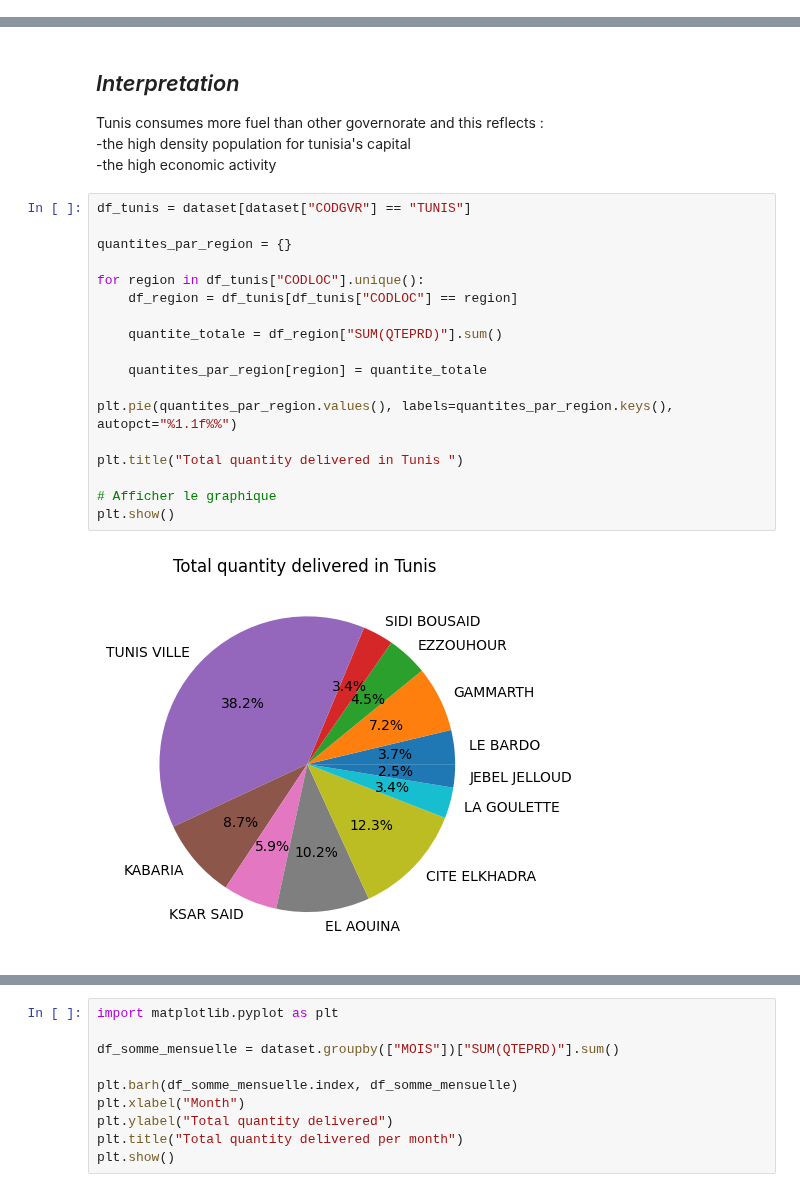
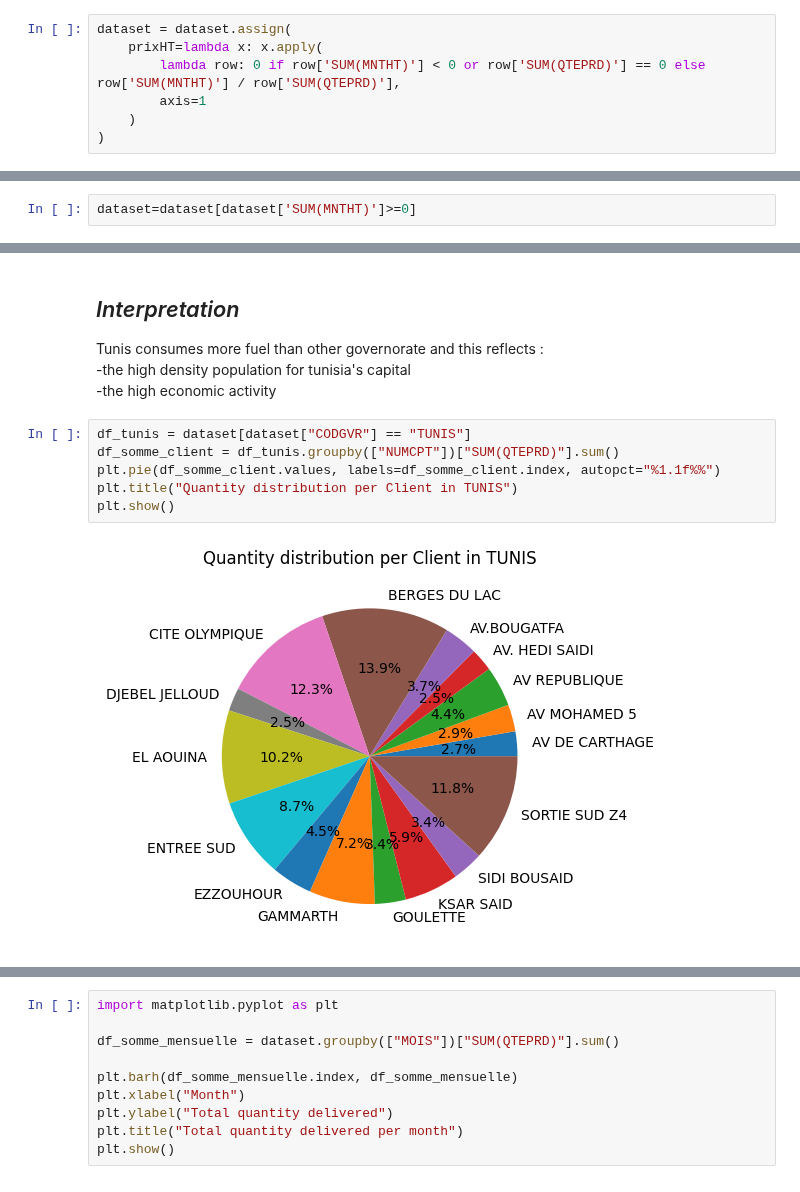
Before and after one commit to MedAzizBouzid/AGIL-ENERGY-Forecast-system, a Jupyter notebook: notebooks/BO1/forecast_customer_demand.ipynb, the cells around one changed output, grey strips where cells are left out. Saved outputs shown, nothing was run; the diff lists cells and outputs as text.

```diff
--- a/notebooks/BO1/forecast_customer_demand.ipynb
+++ b/notebooks/BO1/forecast_customer_demand.ipynb
@@ -46,4 +51,11 @@ dtypes: float64(3), object(6)
 memory usage: 1.5+ MB
+# %%
+dataset = dataset.assign(
+    prixHT=lambda x: x.apply(
+        lambda row: 0 if row['SUM(MNTHT)'] < 0 or row['SUM(QTEPRD)'] == 0 else row['SUM(MNTHT)'] / row['SUM(QTEPRD)'],
+        axis=1
+    )
+)
 # %% [markdown]
 <b>NOMDPO</b>: name of agil depot  <br>
 <b>LIBPRD</b>: type of product that will be delivered <br>
@@ -81,2 +79,4 @@ lignes_manquantes
+# %%
+dataset=dataset[dataset['SUM(MNTHT)']>=0]
 # %%
 dataset = dataset.dropna()
@@ -140,21 +125,9 @@ plt.show()
 -the high economic activity
 # %%
 df_tunis = dataset[dataset["CODGVR"] == "TUNIS"]
-
-quantites_par_region = {}
-
-for region in df_tunis["CODLOC"].unique():
-    df_region = df_tunis[df_tunis["CODLOC"] == region]
-
-    quantite_totale = df_region["SUM(QTEPRD)"].sum()
-
-    quantites_par_region[region] = quantite_totale
-
-plt.pie(quantites_par_region.values(), labels=quantites_par_region.keys(), autopct="%1.1f%%")
-
-plt.title("Total quantity delivered in Tunis ")
-
-# Afficher le graphique
+df_somme_client = df_tunis.groupby(["NUMCPT"])["SUM(QTEPRD)"].sum()
+plt.pie(df_somme_client.values, labels=df_somme_client.index, autopct="%1.1f%%")
+plt.title("Quantity distribution per Client in TUNIS")
 plt.show()
 # %% [output]
-[figure, old version]
+[figure, new version]
```
Also changed, not shown: parts of 37 cells of this notebook, 4 other files.
